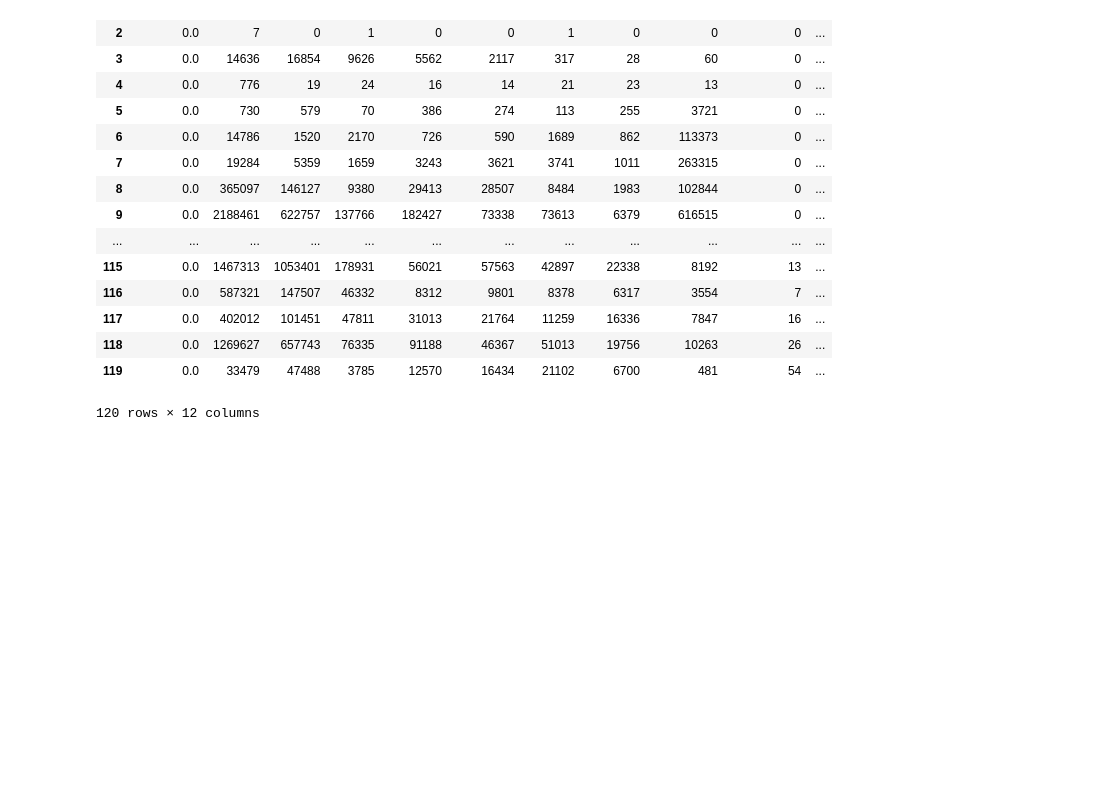
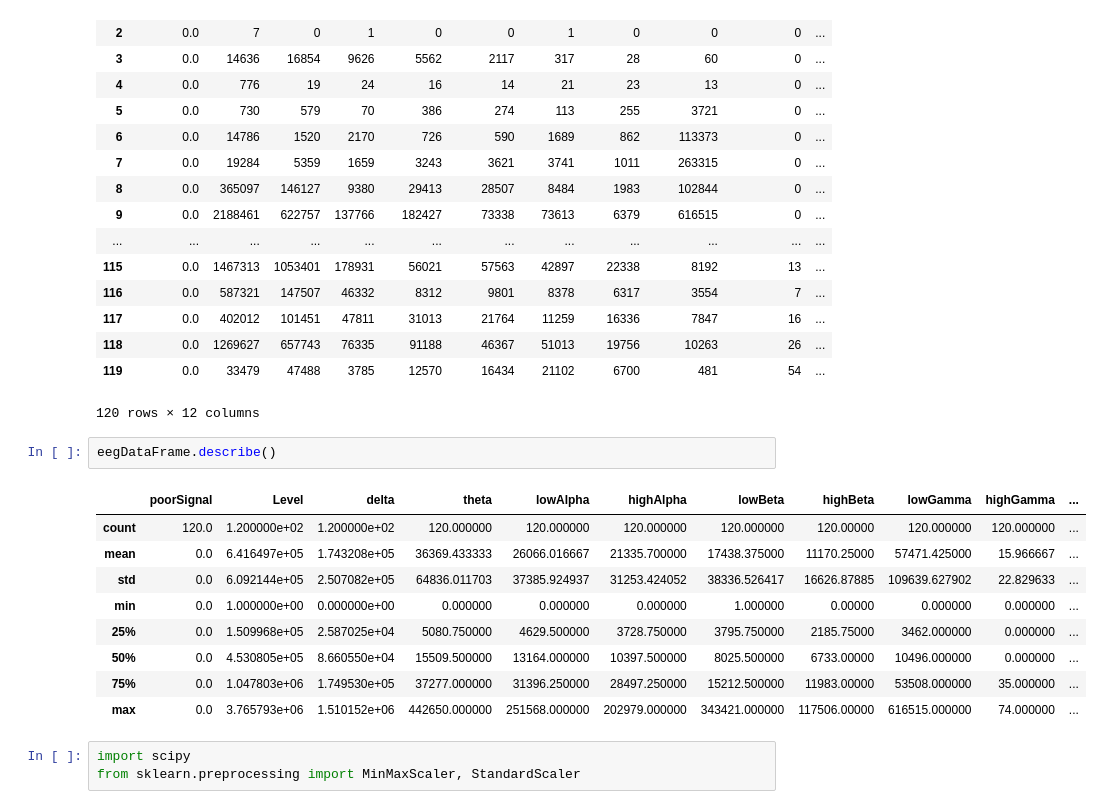
Before and after one commit to ChiragBellara/BrainKey, a Jupyter notebook: EEG Data Mining Module/Data Preprocessing.ipynb, the cells around one changed output. Cells and saved outputs as stored; diff of their text form; blank space fills up the shorter version.

```diff
--- a/EEG Data Mining Module/Data Preprocessing.ipynb
+++ b/EEG Data Mining Module/Data Preprocessing.ipynb
@@ -65,3 +66,18 @@ eegDataFrame
 | 118 | 0.0 | 1269627 | 657743 | 76335 | 91188 | 46367 | 51013 | 19756 | 10263 | 26 | ... |
 | 119 | 0.0 | 33479 | 47488 | 3785 | 12570 | 16434 | 21102 | 6700 | 481 | 54 | ... |
 120 rows × 12 columns
+# %%
+eegDataFrame.describe()
+# %% [output]
+|  | poorSignal | Level | delta | theta | lowAlpha | highAlpha | lowBeta | highBeta | lowGamma | highGamma | ... |
+| count | 120.0 | 1.200000e+02 | 1.200000e+02 | 120.000000 | 120.000000 | 120.000000 | 120.000000 | 120.00000 | 120.000000 | 120.000000 | ... |
+| mean | 0.0 | 6.416497e+05 | 1.743208e+05 | 36369.433333 | 26066.016667 | 21335.700000 | 17438.375000 | 11170.25000 | 57471.425000 | 15.966667 | ... |
+| std | 0.0 | 6.092144e+05 | 2.507082e+05 | 64836.011703 | 37385.924937 | 31253.424052 | 38336.526417 | 16626.87885 | 109639.627902 | 22.829633 | ... |
+| min | 0.0 | 1.000000e+00 | 0.000000e+00 | 0.000000 | 0.000000 | 0.000000 | 1.000000 | 0.00000 | 0.000000 | 0.000000 | ... |
+| 25% | 0.0 | 1.509968e+05 | 2.587025e+04 | 5080.750000 | 4629.500000 | 3728.750000 | 3795.750000 | 2185.75000 | 3462.000000 | 0.000000 | ... |
+| 50% | 0.0 | 4.530805e+05 | 8.660550e+04 | 15509.500000 | 13164.000000 | 10397.500000 | 8025.500000 | 6733.00000 | 10496.000000 | 0.000000 | ... |
+| 75% | 0.0 | 1.047803e+06 | 1.749530e+05 | 37277.000000 | 31396.250000 | 28497.250000 | 15212.500000 | 11983.00000 | 53508.000000 | 35.000000 | ... |
+| max | 0.0 | 3.765793e+06 | 1.510152e+06 | 442650.000000 | 251568.000000 | 202979.000000 | 343421.000000 | 117506.00000 | 616515.000000 | 74.000000 | ... |
+# %%
+import scipy
+from sklearn.preprocessing import MinMaxScaler, StandardScaler
```
Also changed, not shown: parts of 9 cells of this notebook.
